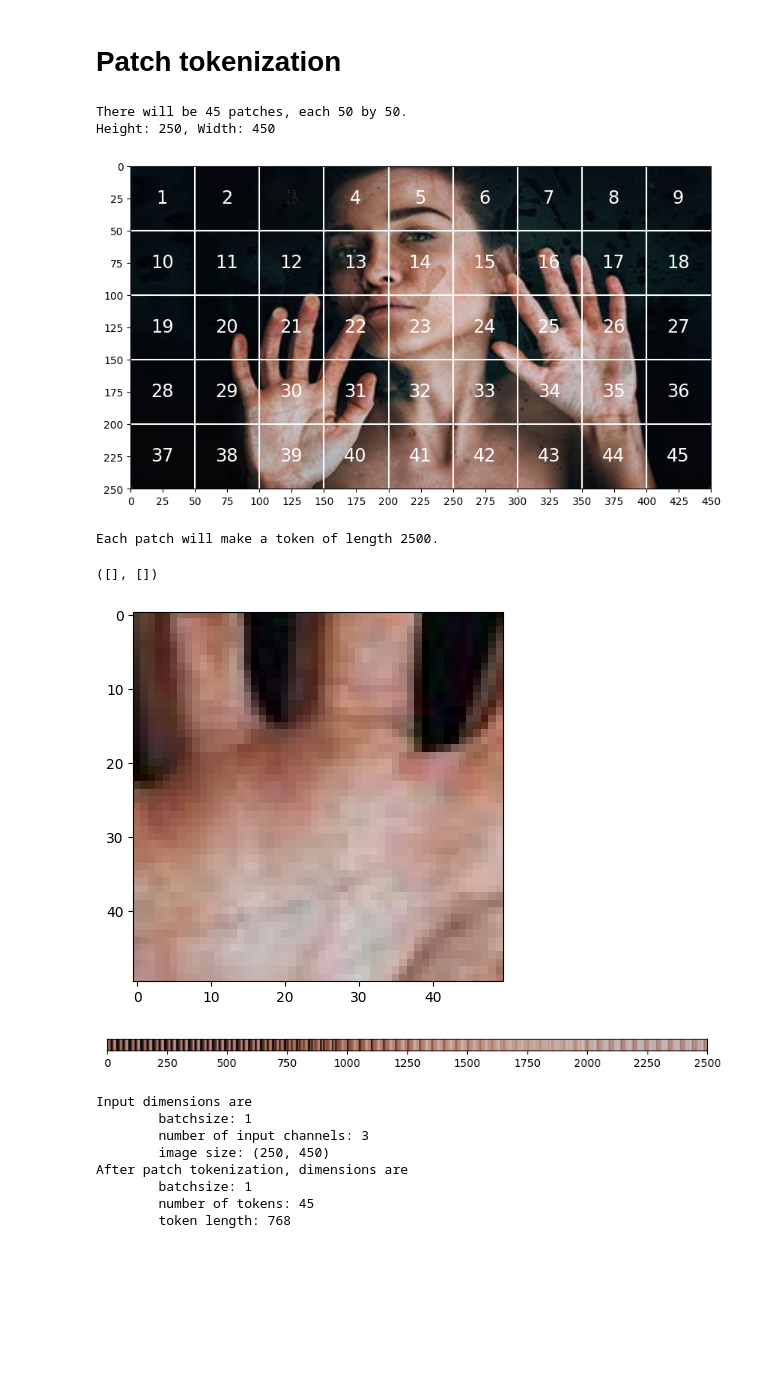
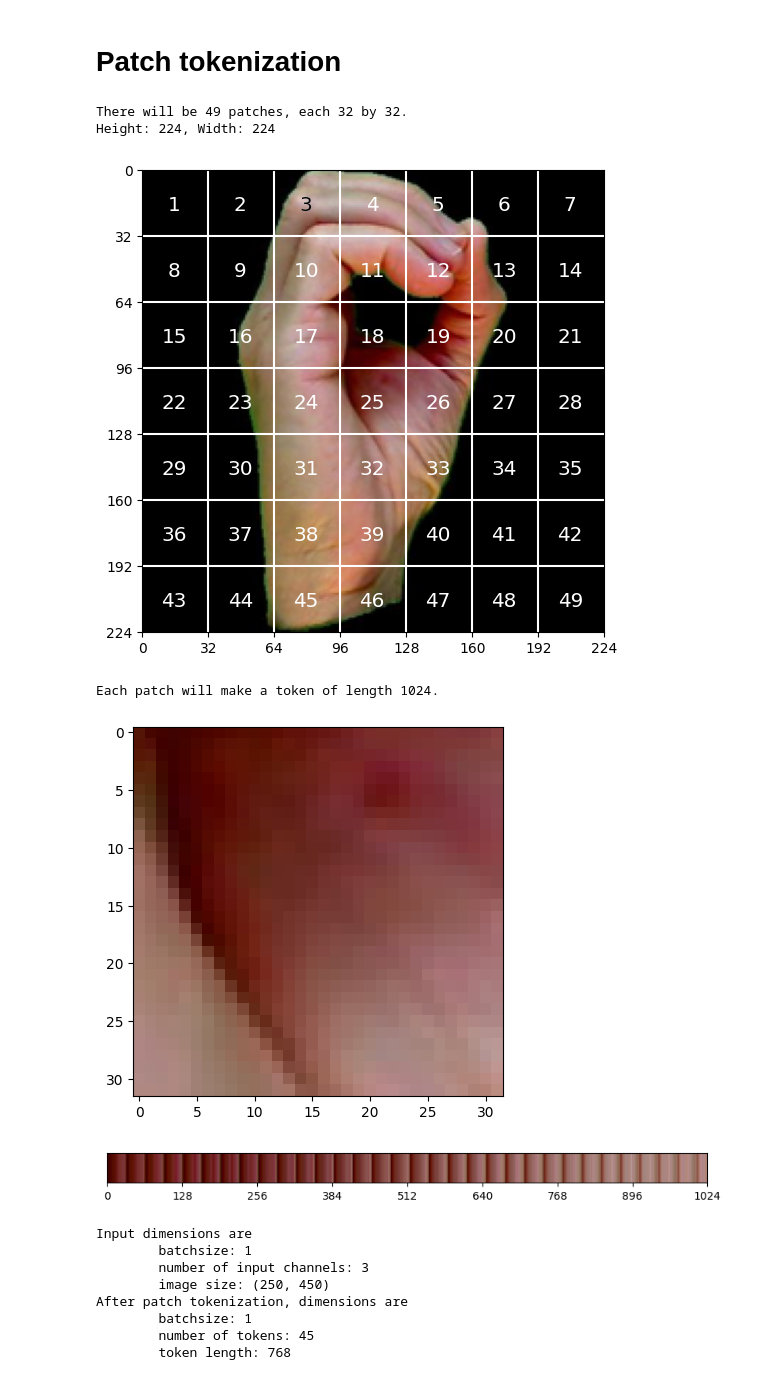
Before and after one commit to olivieradjagba/sign-language-alphabet-recognition, a Jupyter notebook: src/draft.ipynb, the cells around one changed output. Drawn from its saved outputs; the diff is of its cells as text; code cells hidden in the pictures; blank space fills up the shorter version.

```diff
--- a/src/draft.ipynb
+++ b/src/draft.ipynb
@@ -4,14 +4,16 @@ import torch.nn as nn
 # import torch.nn.functional as F
 # import torch.optim as optim
 
+import os
 import numpy as np
 # import pandas as pd
-import os
 import matplotlib.pyplot as plt
 from PIL import Image
 
-from tokenizer import PatchTokenization
+# from tokenizer import PatchTokenization
 
 device = torch.device("mps" if torch.mps.is_available() else "cpu")
 
-root = '/Users/carivs/Documents/My space/Projects/sign-language-translation'
+root = '.'
+
+os.getcwd()
@@ -22,6 +20,6 @@ device(type='mps')
 # %%
 # Read image and convert to tensor
-img = Image.open(os.path.join(root, "assets/images/hands_image.jpeg")).resize((450, 250))
+img = Image.open(os.path.join(root, "assets/asl_dataset/0/hand1_0_bot_seg_1_cropped.jpeg")).resize((224, 224))
 plt.imshow(img)
 plt.show()
 # img = np.array(img)
@@ -33,47 +31,47 @@ plt.show()
 # %% [markdown]
 # Patch tokenization
 # %%
-P = 50
+P = 32
 W, H = img.size
 N = int((H*W)/(P**2))
 print('There will be', N, 'patches, each', P, 'by', str(P)+'.')
 print(f'Height: {H}, Width: {W}\n')
 
 fig = plt.figure(figsize=(10,6))
 plt.imshow(img, cmap='Purples_r')
 plt.hlines(np.arange(P, H, P)-0.5, -0.5, W-0.5, color='w')
 plt.vlines(np.arange(P, W, P)-0.5, -0.5, H-0.5, color='w')
-plt.xticks(np.arange(-0.5, W+1, 25), labels=np.arange(0, W+1, 25))
-plt.yticks(np.arange(-0.5, H+1, 25), labels=np.arange(0, H+1, 25))
-x_text = np.tile(np.arange(24, W, P), 5)
-y_text = np.repeat(np.arange(28, H, P), 9)
+plt.xticks(np.arange(-0.5, W+1, 32), labels=np.arange(0, W+1, 32))
+plt.yticks(np.arange(-0.5, H+1, 32), labels=np.arange(0, H+1, 32))
+x_text = np.tile(np.arange(15, W, P), 7)
+y_text = np.repeat(np.arange(19, H, P), 7)
 for i in range(1, N+1):
-    plt.text(x_text[i-1], y_text[i-1], str(i), color='w', fontsize='xx-large', ha='center')
-plt.text(x_text[2], y_text[2], str(3), color='k', fontsize='xx-large', ha='center')
+    plt.text(x_text[i-1], y_text[i-1], str(i), color='w', fontsize='x-large', ha='center')
+plt.text(x_text[2], y_text[2], str(3), color='k', fontsize='x-large', ha='center')
 plt.show()
 #plt.savefig(os.path.join(figure_path, 'mountain_patches.png'), bbox_inches='tight'
 # %% [output]
-There will be 45 patches, each 50 by 50.
-Height: 250, Width: 450
+There will be 49 patches, each 32 by 32.
+Height: 224, Width: 224
-[figure, old version]
+[figure, new version]
 # %%
 print('Each patch will make a token of length', str(P**2)+'.')
 
-patch30 = np.array(img)[150:200, 100:150]
+patch30 = np.array(img)[96:128, 96:128]
 plt.imshow(patch30, cmap='Purples_r')
 token12 = patch30.reshape(1, P**2, 3)
 
 fig = plt.figure(figsize=(10,4))
 plt.imshow(token12, aspect=50, cmap='Purples_r')
 plt.clim([0,1])
-plt.xticks(np.arange(-0.5, 2501, 250), labels=np.arange(0, 2501, 250))
+plt.xticks(np.arange(-0.5, 32**2+1, 128), labels=np.arange(0, 32**2+1, 128))
 plt.yticks([])
+plt.show()
 #plt.savefig(os.path.join(figure_path, 'mountain_token12.png'), bbox_inches='tight')
 # %% [output]
-Each patch will make a token of length 2500.
+Each patch will make a token of length 1024.
-([], [])
-[figure, old version]
+[figure, new version]
-[figure, old version]
+[figure, new version]
 # %%
 x = torch.from_numpy(np.array(img)).permute(2, 0, 1).unsqueeze(0).to(torch.float32)
 token_len = 768
```
Also changed, not shown: parts of 4 cells of this notebook, 8 other files.
